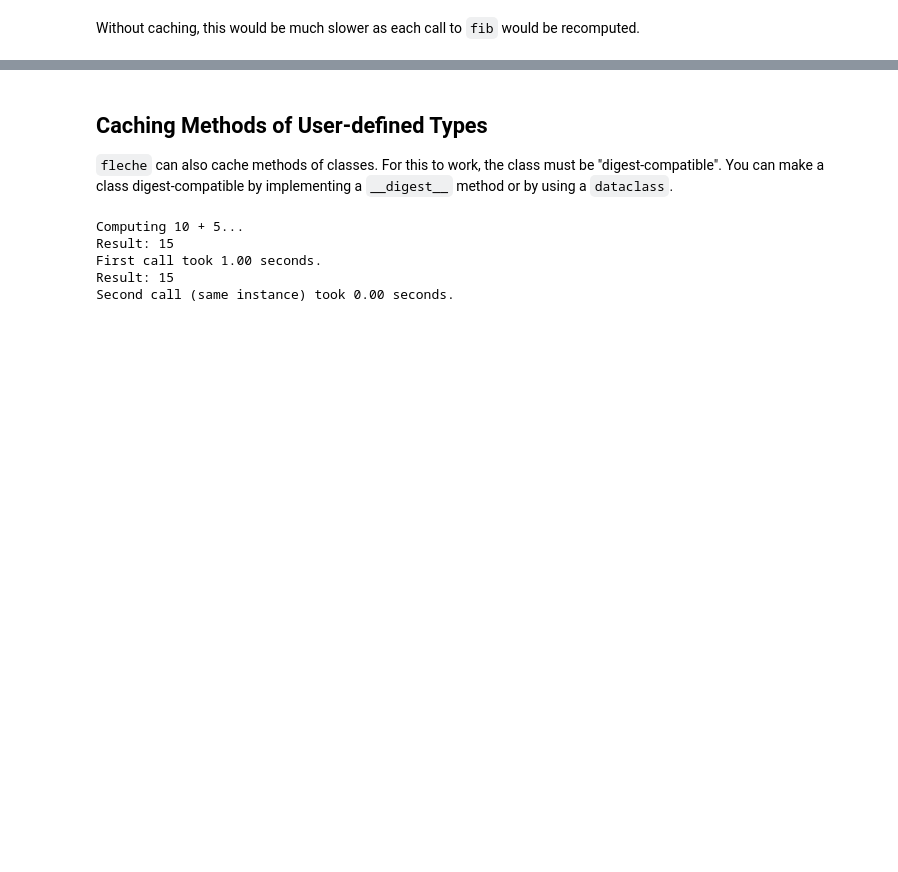
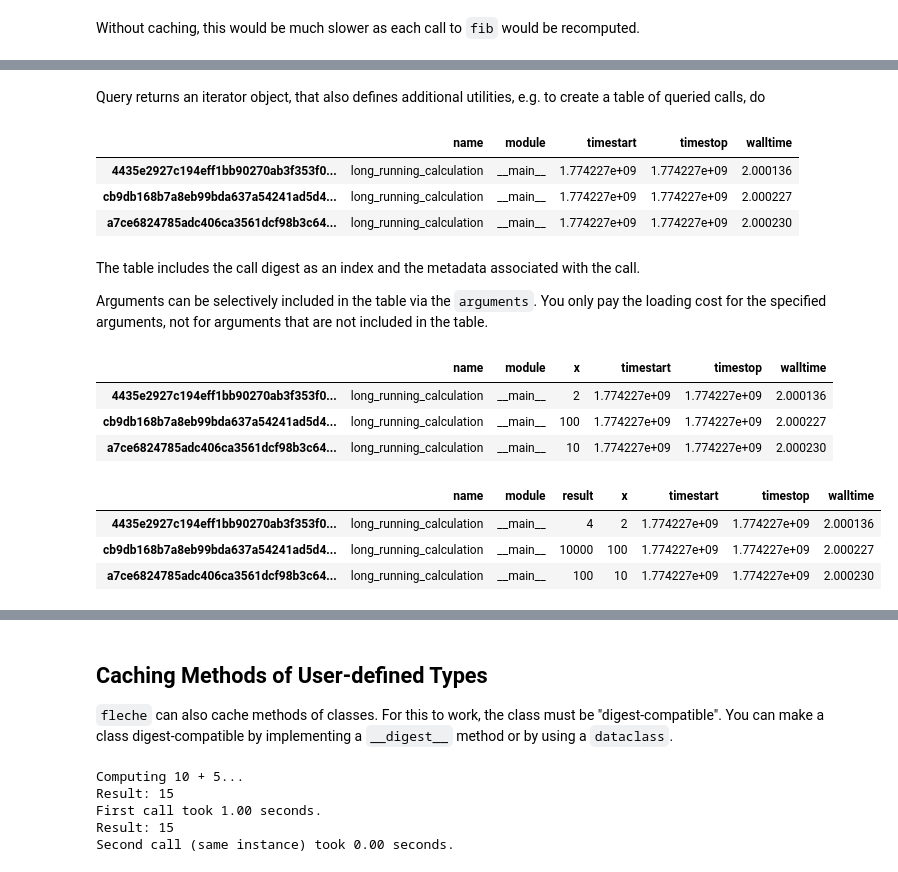
Before and after one commit to pmrv/fleche, a Jupyter notebook: notebooks/GettingStarted.ipynb, the cells around one changed output, grey strips where cells are left out. Saved outputs shown, nothing was run; the diff lists cells and outputs as text; code cells hidden in the pictures; blank space fills up the shorter version.

```diff
--- a/notebooks/GettingStarted.ipynb
+++ b/notebooks/GettingStarted.ipynb
@@ -54,0 +101,27 @@ Without caching, this would be much slower as each call to `fib` would be recomp
+# %% [markdown]
+Query returns an iterator object, that also defines additional utilities, e.g. to create a table of queried calls, do
+# %%
+long_running_calculation.query().table()
+# %% [output]
+|  | name | module | timestart | timestop | walltime |
+| 4435e2927c194eff1bb90270ab3f353f0... | long_running_calculation | __main__ | 1.774227e+09 | 1.774227e+09 | 2.000136 |
+| cb9db168b7a8eb99bda637a54241ad5d4... | long_running_calculation | __main__ | 1.774227e+09 | 1.774227e+09 | 2.000227 |
+| a7ce6824785adc406ca3561dcf98b3c64... | long_running_calculation | __main__ | 1.774227e+09 | 1.774227e+09 | 2.000230 |
+# %% [markdown]
+The table includes the call digest as an index and the metadata associated with the call.
+
+Arguments can be selectively included in the table via the `arguments`.  You only pay the loading cost for the specified arguments, not for arguments that are not included in the table.
+# %%
+long_running_calculation.query().table(arguments=['x'])
+# %% [output]
+|  | name | module | x | timestart | timestop | walltime |
+| 4435e2927c194eff1bb90270ab3f353f0... | long_running_calculation | __main__ | 2 | 1.774227e+09 | 1.774227e+09 | 2.000136 |
+| cb9db168b7a8eb99bda637a54241ad5d4... | long_running_calculation | __main__ | 100 | 1.774227e+09 | 1.774227e+09 | 2.000227 |
+| a7ce6824785adc406ca3561dcf98b3c64... | long_running_calculation | __main__ | 10 | 1.774227e+09 | 1.774227e+09 | 2.000230 |
+# %%
+long_running_calculation.query().table(arguments=['x'], results=True)
+# %% [output]
+|  | name | module | result | x | timestart | timestop | walltime |
+| 4435e2927c194eff1bb90270ab3f353f0... | long_running_calculation | __main__ | 4 | 2 | 1.774227e+09 | 1.774227e+09 | 2.000136 |
+| cb9db168b7a8eb99bda637a54241ad5d4... | long_running_calculation | __main__ | 10000 | 100 | 1.774227e+09 | 1.774227e+09 | 2.000227 |
+| a7ce6824785adc406ca3561dcf98b3c64... | long_running_calculation | __main__ | 100 | 10 | 1.774227e+09 | 1.774227e+09 | 2.000230 |
```
Also changed, not shown: parts of 22 cells of this notebook.
